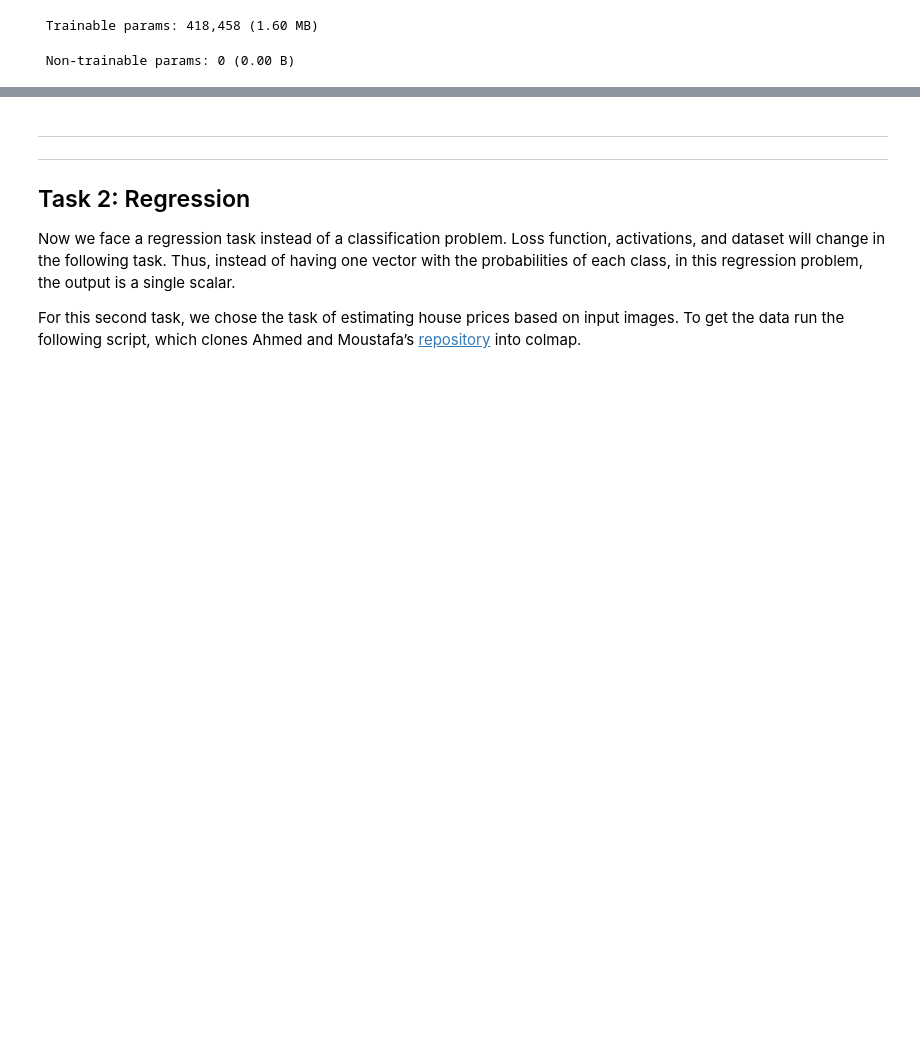
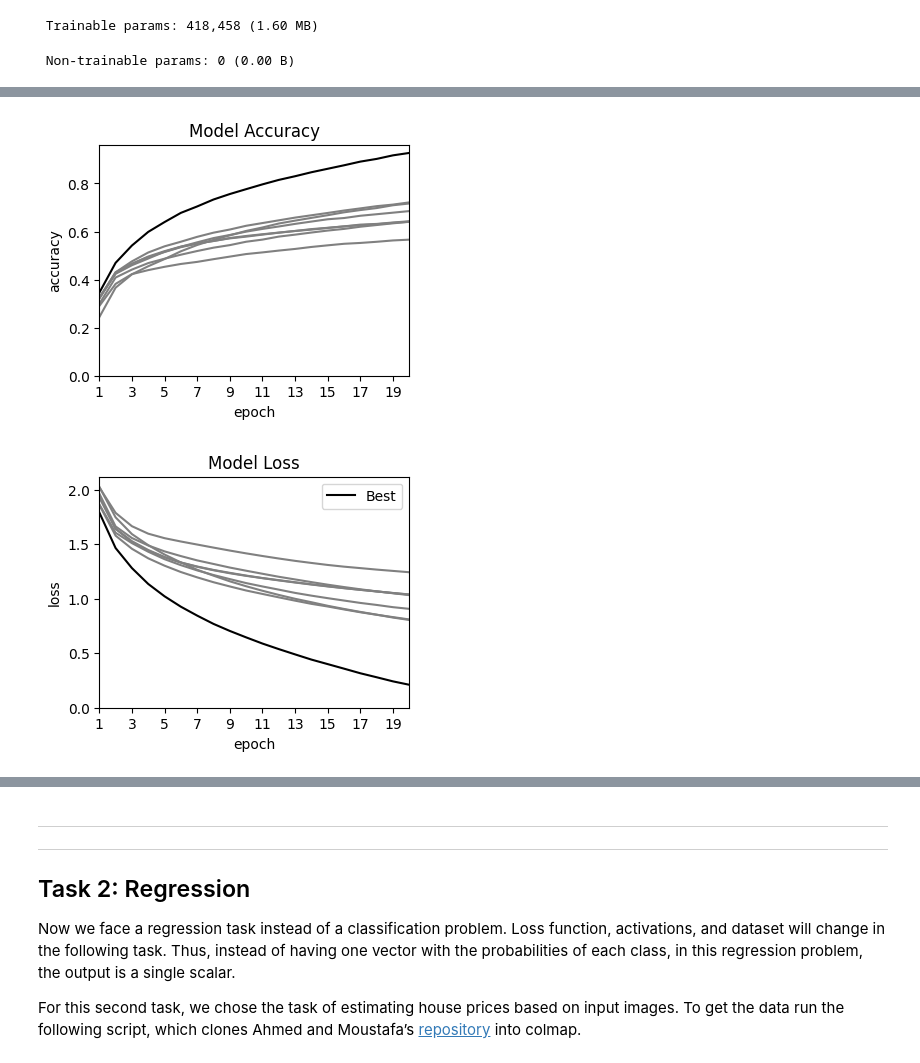
Before and after one commit to mxwlc/dl_cw, a Jupyter notebook: 02_CNN_Introduction.ipynb, the cells around one changed output, grey strips where cells are left out. Drawn from its saved outputs; the diff is of its cells as text; code cells hidden in the pictures; blank space fills up the shorter version.

```diff
--- a/02_CNN_Introduction.ipynb
+++ b/02_CNN_Introduction.ipynb
@@ -1045,0 +1272,18 @@ Validation accuracy: 0.7264000177383423
+# %%
+
+
+print("-------------------------------------------------------------------")
+print("Training Model 8")
+print("-------------------------------------------------------------------")
+model = model_8()
+opt = RMSprop(learning_rate=0.0001, weight_decay=1e-6)
+model.compile(loss='categorical_crossentropy', optimizer=opt, metrics=['accuracy'])
+# with tf.device('/device:GPU:0'):
+history = model.fit(x_train, y_train_class, batch_size=32, epochs=20)
+histories.append(history)
+score = model.evaluate(x_test, y_test_class, verbose=0)
+scores.append(score)
+tf.keras.backend.clear_session()
+print('Validation loss:', score[0])
+print('Validation accuracy:', score[1])
+del model
@@ -1045,0 +1315,62 @@ Validation accuracy: 0.7264000177383423
+# %%
+loss, accuracy = zip(*scores)
+
+plt.figure(figsize=(4,3))
+
+for i, history in enumerate(histories):
+    if i != len(histories) -1:
+        plt.plot(history.history['accuracy'], color='grey')
+    else:
+        plt.plot(history.history['accuracy'], color='black', label='Best')
+
+plt.xticks(np.arange(len(history.history['accuracy'])),np.arange(1,len(history.history['accuracy'])+1))
+plt.title('Model Accuracy')
+plt.xlabel('epoch')
+plt.legend()
+plt.ylabel('accuracy')
+plt.gca().xaxis.set_major_locator(mticker.MultipleLocator(2))
+plt.ylim(ymin=0)
+plt.xlim(xmin=0, xmax=19)
+plt.show()
+
+plt.figure(figsize=(4,3))
+for i, history in enumerate(histories):
+    if i != len(histories) -1:
+        plt.plot(history.history['loss'], color='grey')
+    else:
+        plt.plot(history.history['loss'], color='black', label='Best')
+plt.xlabel('epoch')
+plt.ylabel('loss')
+plt.title('Model Loss')
+plt.legend()
+plt.xticks(np.arange(len(history.history['loss'])),np.arange(1,len(history.history['loss'])+1))
+plt.gca().xaxis.set_major_locator(mticker.MultipleLocator(2))
+plt.ylim(ymin=0)
+plt.xlim(xmin=0, xmax=19)
+plt.show()
+
+
+# print(scores)
+# print(list(loss))
+# print(list(accuracy))
+
+plt.figure(figsize=(4,3))
+plt.bar(np.arange(1, len(loss)+1), loss)
+plt.gca().xaxis.set_major_locator(mticker.MultipleLocator(1))
+plt.xlabel('Design iteration')
+plt.ylabel('Validation Loss')
+plt.ylim(ymin=0)
+# plt.xlim(xmin=0, xmax=9)
+plt.show()
+
+plt.figure(figsize=(4,3))
+plt.bar(np.arange(1, len(accuracy)+1), accuracy)
+plt.gca().xaxis.set_major_locator(mticker.MultipleLocator(1))
+plt.xlabel('Design iteration')
+plt.ylabel('Validation Accuracy')
+plt.ylim(ymin=0)
+# plt.xlim(xmin=0, xmax=9)
+plt.show()
+# %% [output]
+[figure, added]
+[figure, added]
```
Also changed, not shown: parts of 41 cells of this notebook, 1 other file.
